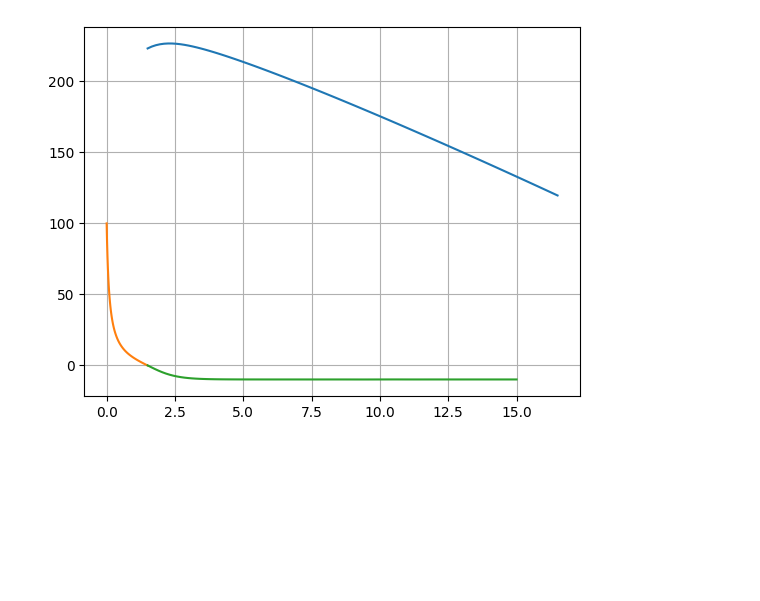
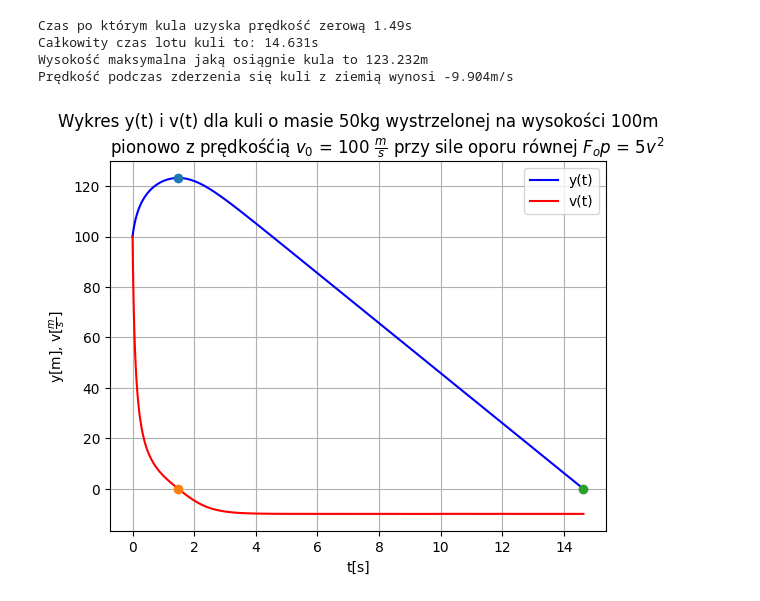
Before and after one commit to brunomaruwka1/raport_MN, a Jupyter notebook: raport.ipynb, the cells around one changed output. Saved outputs shown, nothing was run; the diff lists cells and outputs as text; code cells hidden in the pictures; blank space fills up the shorter version.

```diff
--- a/raport.ipynb
+++ b/raport.ipynb
@@ -1,43 +1,79 @@
 # %%
 from scipy.integrate import solve_ivp
 import numpy as np
 import matplotlib.pyplot as plt
 
 m = 50
 y0 = 100
 v0 = 100
 g = 9.81
 
 def f(t, r):
     y, v = r
     dy_dt = v
     dv_dt = -g - (5 * v**2) / m
     return dy_dt, dv_dt
 
 def f2(t, r):
     y, v = r
     dy_dt = v
     dv_dt = -g + (5 * v**2) / m
     return dy_dt, dv_dt
 
-t_f = 1.5
+t_f = 0
+h_max = 0
+
+for i in range(500):
+    t_f = 1.25 + i * 0.001
+    t = np.linspace(0, t_f, 101)
+    if i > 0:
+        h_max = y[-1]
+    sol = solve_ivp(f, (0, t_f), (y0, v0), t_eval=t)
+    y, v = sol.y
+    if h_max > y[-1]:
+        t_f = t_f - 0.001
+        t_f = round(t_f,3)
+        t = np.linspace(0, t_f, 101)
+        sol = solve_ivp(f, (0, t_f), (y0, v0), t_eval=t)
+        y, v = sol.y
+        break
+
 t_f2 = 15
-t = np.linspace(0, t_f, 101)
-t2 = np.linspace(t_f, t_f2, 101)
+y_k = 0.0
 
-sol = solve_ivp(f, (0, t_f), (y0, v0), t_eval=t)
-y, v = sol.y
-sol2 = solve_ivp(f2, (t_f, t_f2), (y[-1], 0), t_eval=t2)
-y2, v2 = sol2.y
-# t = np.linspace(0, t_f, 16)
+for i in range(20):
+    t_f2 = 14.62 + i * 0.001
+    t2 = np.linspace(t_f, t_f2, 101)
+    sol2 = solve_ivp(f2, (t_f, t_f2), (y[-1], 0), t_eval=t2)
+    y2, v2 = sol2.y
+    if y2[-1] < y_k:
+        t_f2 -= 0.001
+        t_f2 = round(t_f2,3)
+        break
 
-# y = y + y2
-# y = y + 2
+print(f'Czas po którym kula uzyska prędkość zerową {t_f}s')
+print(f'Całkowity czas lotu kuli to: {t_f2}s')
+print(f'Wysokość maksymalna jaką osiągnie kula to {round(y[-1], 3)}m')
+print(f'Prędkość podczas zderzenia się kuli z ziemią wynosi {round(v2[-1], 3)}m/s')
 
-plt.plot(t+t2,y+y2)
-plt.plot(t, v,t2,v2)
+
+plt.plot(t,y,"blue")
+plt.plot(t, v,"red")
+plt.plot(t2,y2,"blue")
+plt.plot(t2,v2,'red')
+plt.plot(t_f,y[-1],"o")
+plt.plot(t_f,v[-1],"o")
+plt.plot(t_f2,y2[-1],"o")
 plt.grid()
+plt.xlabel("t[s]")
+plt.ylabel("y[m], v[$\\frac{m}{s}$]")
+plt.title('Wykres y(t) i v(t) dla kuli o masie 50kg wystrzelonej na wysokości 100m\n \
+          pionowo z prędkośćią $v_0$ = 100 $\\frac{m}{s}$ przy sile oporu równej $F_op$ = 5$v^2$')
+plt.legend(['y(t)','v(t)'])
 plt.show()
-print(max(y))
 # %% [output]
+Czas po którym kula uzyska prędkość zerową 1.49s
+Całkowity czas lotu kuli to: 14.631s
+Wysokość maksymalna jaką osiągnie kula to 123.232m
+Prędkość podczas zderzenia się kuli z ziemią wynosi -9.904m/s
-[figure, old version]
+[figure, new version]
```
Also changed, not shown: parts of 1 cell of this notebook.
